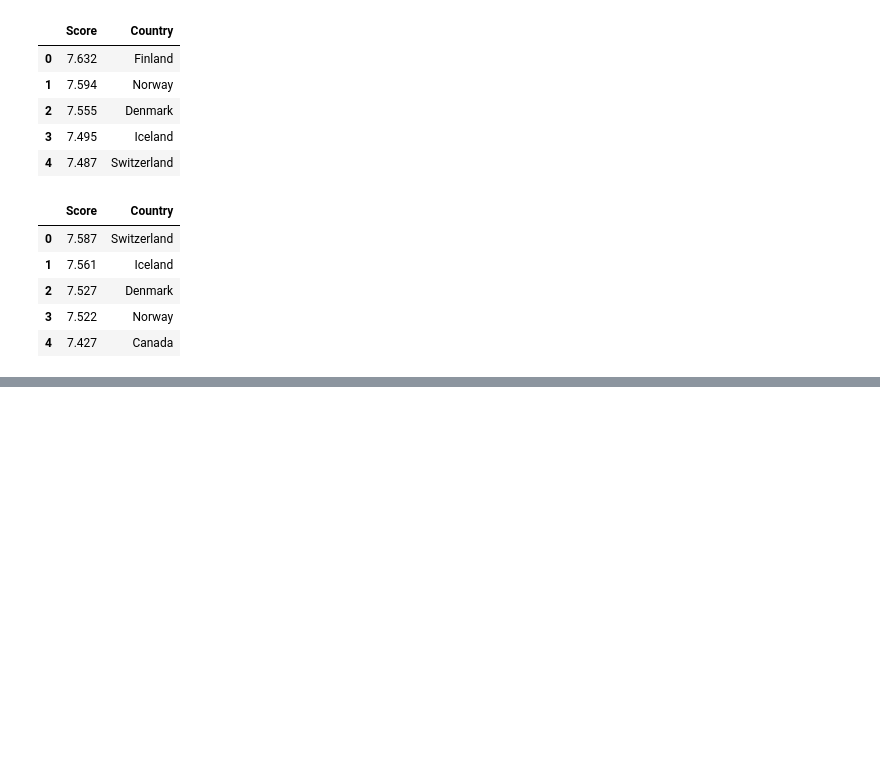
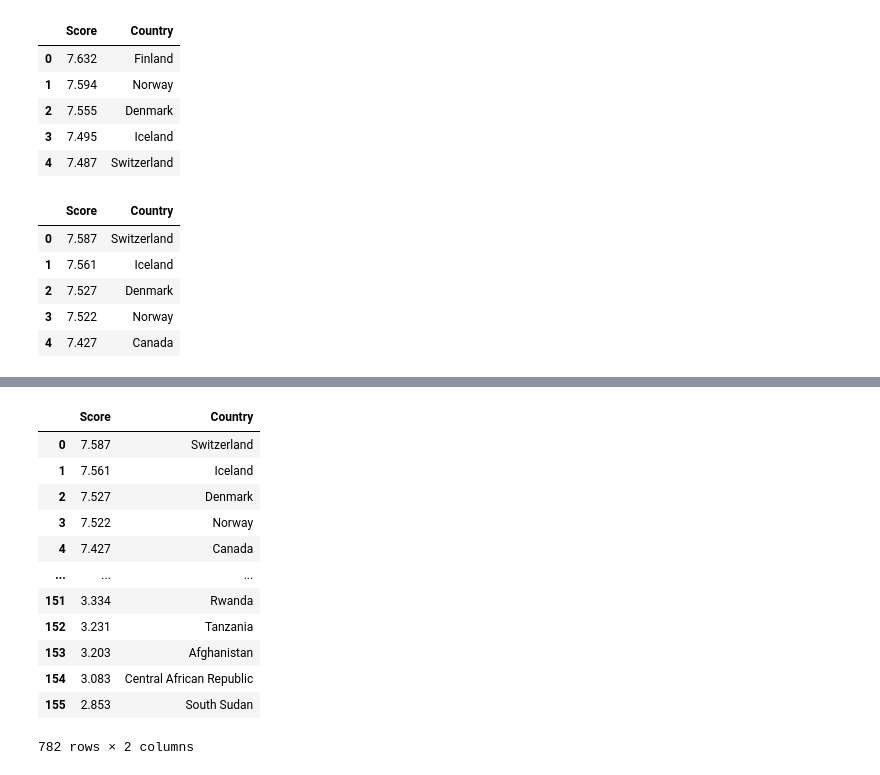
Before and after one commit to vyu821/world-happiness-analysis, a Jupyter notebook: happiness-ETL.ipynb, the cells around one changed output, grey strips where cells are left out. Saved outputs shown, nothing was run; the diff lists cells and outputs as text; code cells hidden in the pictures; blank space fills up the shorter version.

Commit message:
socore country colums

```diff
--- a/happiness-ETL.ipynb
+++ b/happiness-ETL.ipynb
@@ -357,4 +357,4 @@ score_country_2015_2017.head(5)
 | 4 | 7.427 | Canada |
 # %%
 #combining df_2015_2017 with df_2018_2019  new table includes all years of 2015 2016 2017 2018 2019
-all_five_years = pd.concat([score_country_2015_2017, score_country_201], axis = 0)
+score_country_all_five_years = pd.concat([score_country_2015_2017, score_country_2018_2019], axis = 0)
@@ -360,0 +370,16 @@ all_five_years = pd.concat([score_country_2015_2017, score_country_201], axis =
+# %%
+score_country_all_five_years
+# %% [output]
+|  | Score | Country |
+| 0 | 7.587 | Switzerland |
+| 1 | 7.561 | Iceland |
+| 2 | 7.527 | Denmark |
+| 3 | 7.522 | Norway |
+| 4 | 7.427 | Canada |
+| ... | ... | ... |
+| 151 | 3.334 | Rwanda |
+| 152 | 3.231 | Tanzania |
+| 153 | 3.203 | Afghanistan |
+| 154 | 3.083 | Central African Republic |
+| 155 | 2.853 | South Sudan |
+782 rows × 2 columns
```
Also changed, not shown: parts of 1 cell of this notebook.
